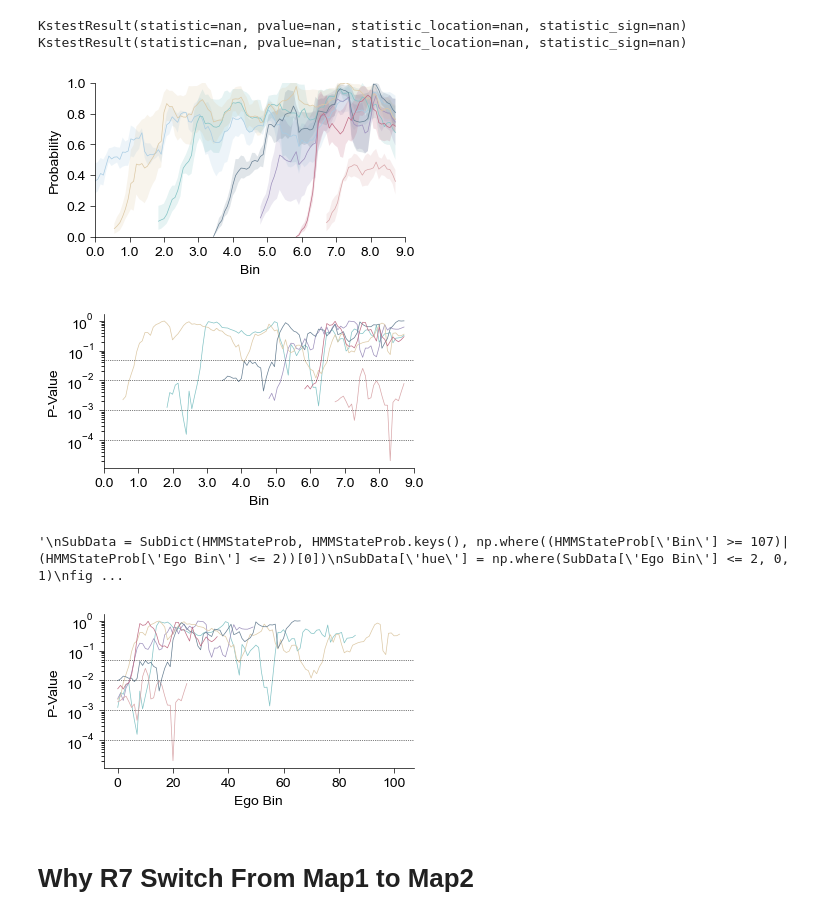
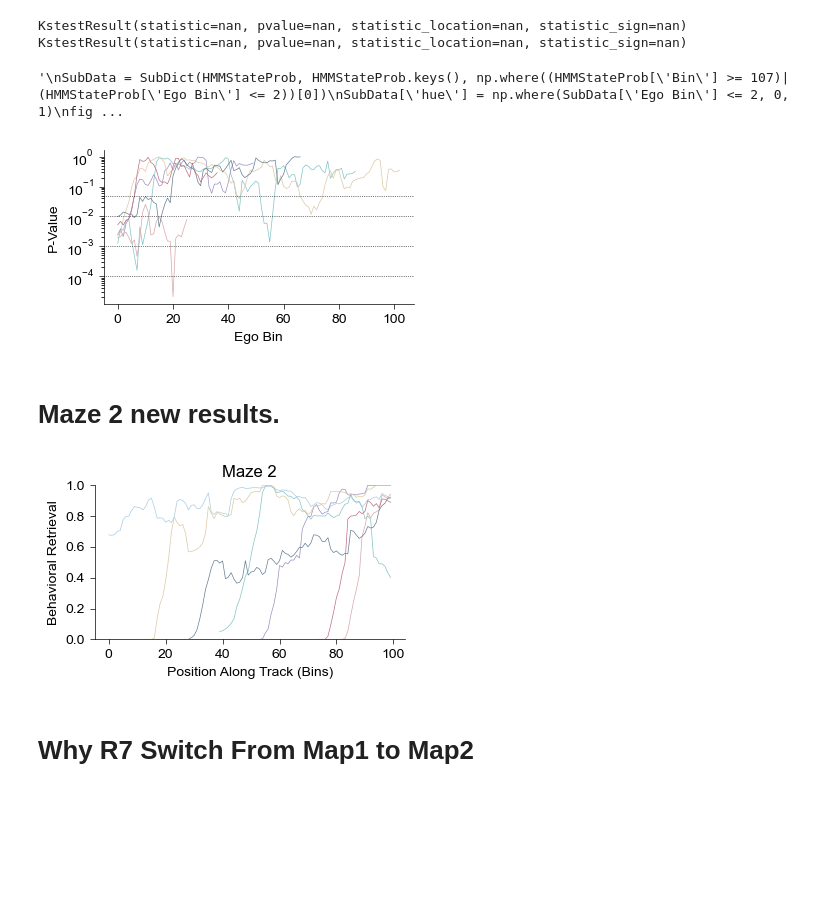
Before and after one commit to YAO-Shuyang/PlotFigures, a Jupyter notebook: NodeFigures/Fig0869 - Detaild Behavioral Analysis.ipynb, the cells around one changed output. Saved outputs shown, nothing was run; the diff lists cells and outputs as text; code cells hidden in the pictures; blank space fills up the shorter version.

Commit message:
update figures

```diff
--- a/NodeFigures/Fig0869 - Detaild Behavioral Analysis.ipynb
+++ b/NodeFigures/Fig0869 - Detaild Behavioral Analysis.ipynb
@@ -847,8 +872,12 @@ def behavioral_template_retrieval(mouse: int, session: int, maze_type: int):
 
     file_idx = np.where(f2['MiceID'] == mouse)[0][session]
 
-    with open(f2['Trace File'][file_idx], 'rb') as f:
-        trace = pickle.load(f)
+    try:
+        with open(f2['Trace File'][file_idx], 'rb') as f:
+            trace = pickle.load(f)
+    except:
+        with open(f2['Trace Behav File'][file_idx], 'rb') as f:
+            trace = pickle.load(f)
 
     beg, end = LapSplit(trace, trace['paradigm'])
     routes = classify_lap(spike_nodes_transform(trace['correct_nodes'], 12), beg, maze_type=maze_type)
@@ -1363,10 +1392,54 @@ for r in range(1, 7):
     print(f"R{r+1} vs. R1: {ttest_rel(data1[r], data1[0])}")
 """
 # %% [output]
+'\nSubData = SubDict(HMMStateProb, HMMStateProb.keys(), np.where((HMMStateProb[\'Bin\'] >= 107)|(HMMStateProb[\'Ego Bin\'] <= 2))[0])\nSubData[\'hue\'] = np.where(SubData[\'Ego Bin\'] <= 2, 0, 1)\nfig ...
-[figure, old version]
+[figure, new version]
-[figure, removed]
-'\nSubData = SubDict(HMMStateProb, HMMStateProb.keys(), np.where((HMMStateProb[\'Bin\'] >= 107)|(HMMStateProb[\'Ego Bin\'] <= 2))[0])\nSubData[\'hue\'] = np.where(SubData[\'Ego Bin\'] <= 2, 0, 1)\nfig ...
-[figure, removed]
+# %% [markdown]
+# Maze 2 new results.
+# %%
+(
+    behav_nodes_traj,
+    behav_nodes_son_traj,
+    behav_lap_traj,
+    behav_routes_traj,
+    behav_session_traj,
+    behav_params_traj,
+    behav_params_templ_traj,
+    behav_dt_traj,
+    behav_t_traj,
+    behav_res_angles,
+    behav_res_speeds,
+    behav_hidden_states
+) = behavioral_template_retrieval(10266, session=0, maze_type=2)
+
+fig = plt.figure(figsize=(4, 2))
+ax = Clear_Axes(plt.axes(), close_spines=['top', 'right'], ifxticks=True, ifyticks=True)
+maze_type = 2
+for r in tqdm(range(7)):
+    prob = np.zeros((2, CP_DSPs[maze_type][r].shape[0]-1), np.float64)
+    for i, b in enumerate(CP_DSPs[maze_type][r][:-1]):
+        retrieved_state_idx = np.where((behav_routes_traj == r) & (behav_nodes_traj == b) & (behav_hidden_states == 0))[0]
+        other_state_idx = np.where((behav_routes_traj == r) & (behav_nodes_traj == b) & (behav_hidden_states == 1))[0]
+
+        prob[0, i] = np.nansum(behav_dt_traj[retrieved_state_idx])
+        prob[1, i] = np.nansum(behav_dt_traj[other_state_idx])
+
+    prob[0, :] = np.convolve(prob[0, :], np.ones(7), mode='same')
+    prob[1, :] = np.convolve(prob[1, :], np.ones(7), mode='same')
+
+    prob = prob / (np.sum(prob, axis=0) + 1e-8)
+    _len = prob.shape[1]
+    ax.plot(np.arange(100)[-_len:], prob[0, :], color=DSPPalette[r], linewidth=0.5)
+ax.set_ylim(0, 1)
+ax.set_yticks(np.linspace(0, 1, 6))
+ax.set_title("Maze 2")
+ax.set_ylabel("Behavioral Retrieval")
+ax.set_xlabel("Position Along Track (Bins)")
+plt.savefig( join(loc, f"HMM State Probability Along Track [Maze 2].png"), dpi=2400)
+plt.savefig( join(loc, f"HMM State Probability Along Track [Maze 2].svg"), dpi=600)
+plt.show()
+# %% [output]
+[figure, added]
 # %% [markdown]
 # Why R7 Switch From Map1 to Map2
 # %%
```
Also changed, not shown: parts of 1 cell of this notebook, 5 other files.
